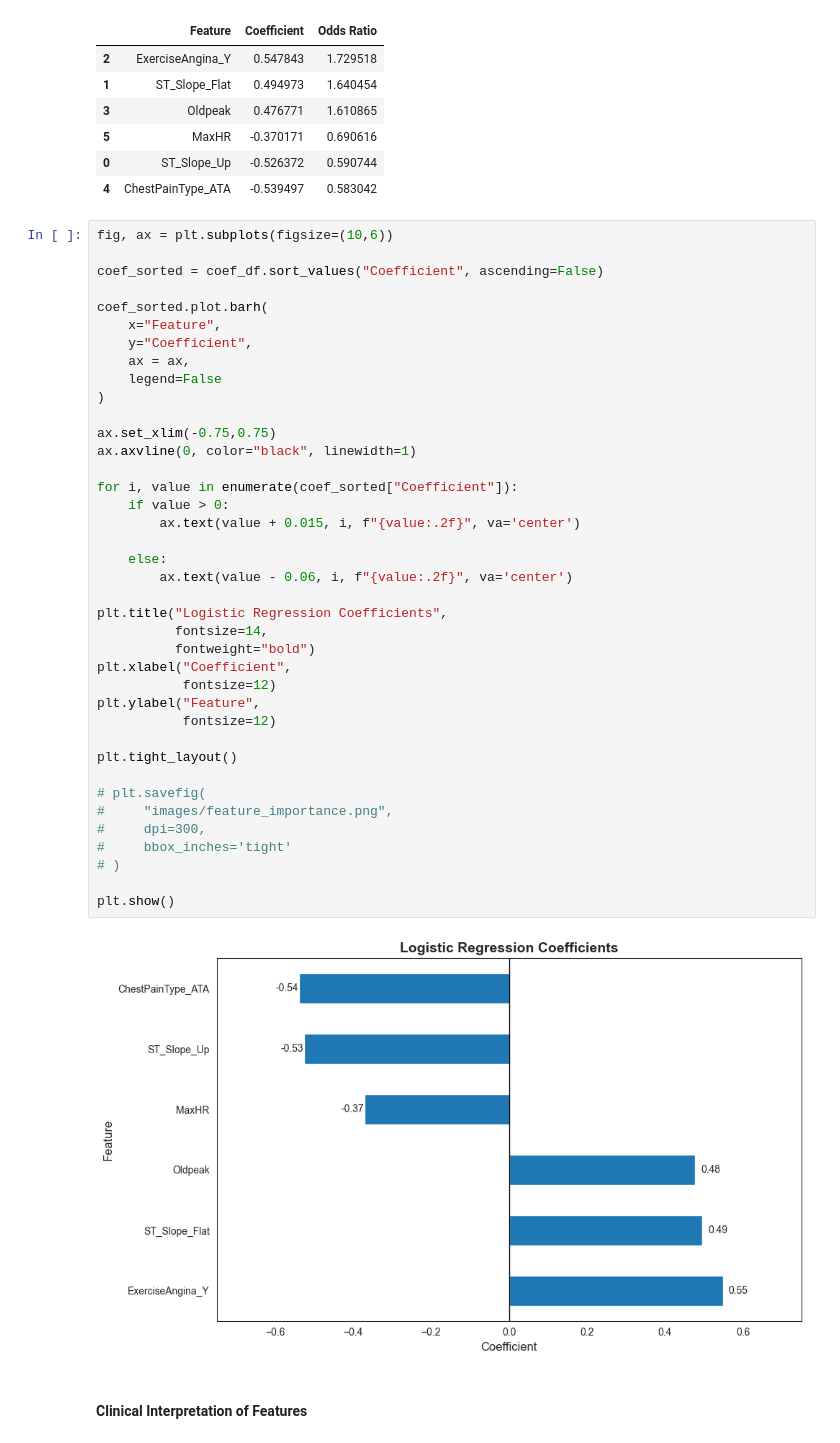
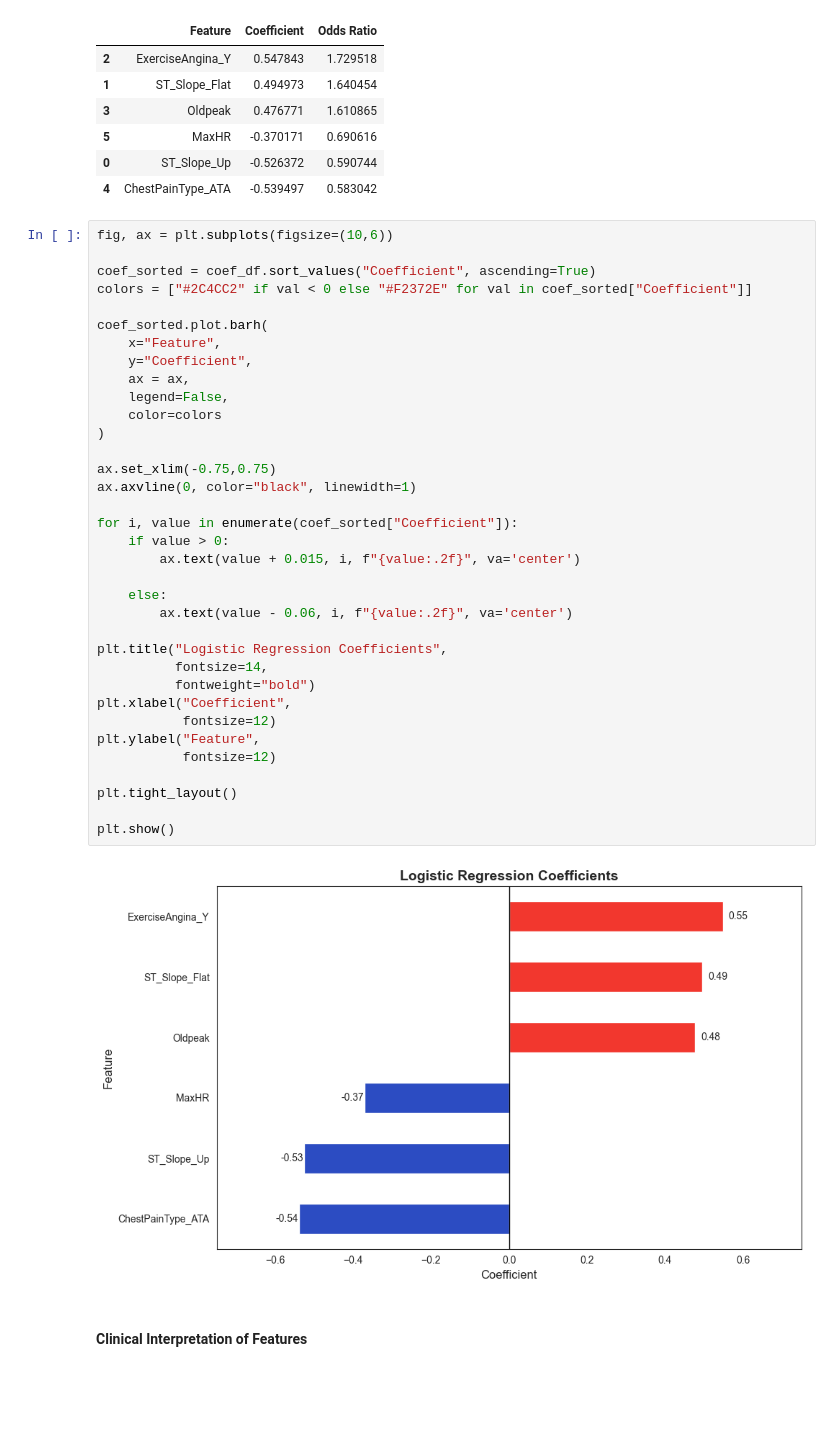
Before and after one commit to biotechwithdata/REPO, a Jupyter notebook: heart-disease-risk-analysis/notebook/heart_disease_risk_analysis.ipynb, the cells around one changed output. Cells and saved outputs as stored; diff of their text form; blank space fills up the shorter version.

```diff
--- a/heart-disease-risk-analysis/notebook/heart_disease_risk_analysis.ipynb
+++ b/heart-disease-risk-analysis/notebook/heart_disease_risk_analysis.ipynb
@@ -1460,44 +1362,40 @@ coef_df.sort_values(by="Coefficient", ascending=False)
 # %%
 fig, ax = plt.subplots(figsize=(10,6))
 
-coef_sorted = coef_df.sort_values("Coefficient", ascending=False)
+coef_sorted = coef_df.sort_values("Coefficient", ascending=True)
+colors = ["#2C4CC2" if val < 0 else "#F2372E" for val in coef_sorted["Coefficient"]]
 
 coef_sorted.plot.barh(
     x="Feature",
     y="Coefficient",
     ax = ax,
-    legend=False
+    legend=False,
+    color=colors
 )
 
 ax.set_xlim(-0.75,0.75)
 ax.axvline(0, color="black", linewidth=1)
 
 for i, value in enumerate(coef_sorted["Coefficient"]):
     if value > 0:
         ax.text(value + 0.015, i, f"{value:.2f}", va='center')
 
     else:
         ax.text(value - 0.06, i, f"{value:.2f}", va='center')
 
 plt.title("Logistic Regression Coefficients",
           fontsize=14,
           fontweight="bold")
 plt.xlabel("Coefficient",
            fontsize=12)
 plt.ylabel("Feature",
            fontsize=12)
 
 plt.tight_layout()
 
-# plt.savefig(
-#     "images/feature_importance.png",
-#     dpi=300,
-#     bbox_inches='tight'
-# )
-
 plt.show()
 # %% [output]
-[figure, old version]
+[figure, new version]
 # %% [markdown]
 #### Clinical Interpretation of Features
 # %% [markdown]
```
Also changed, not shown: parts of 19 cells of this notebook.
